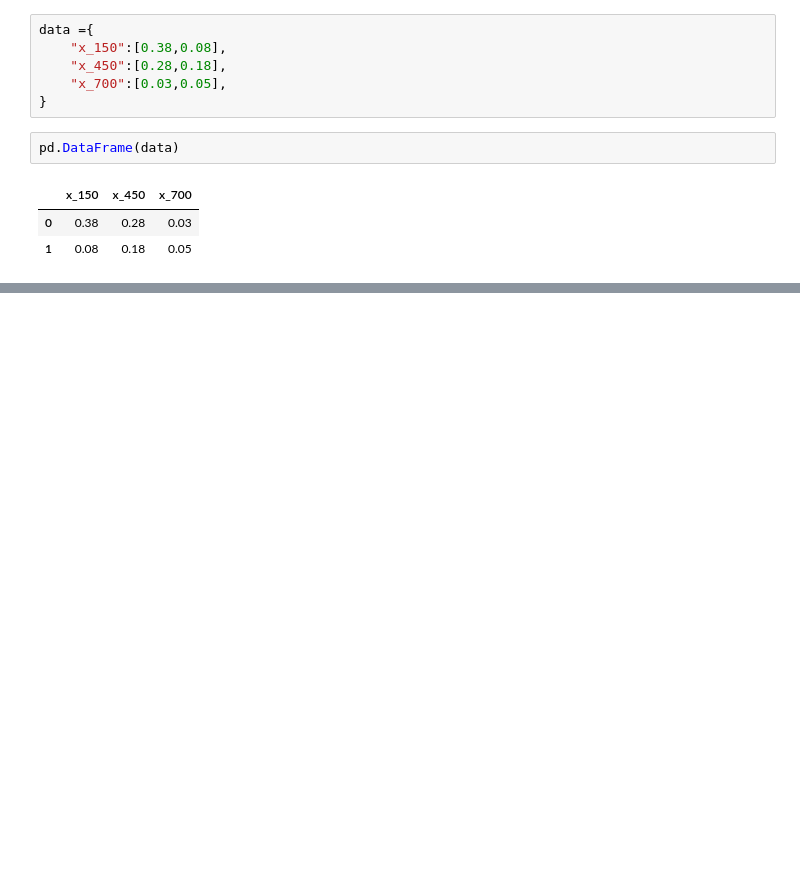
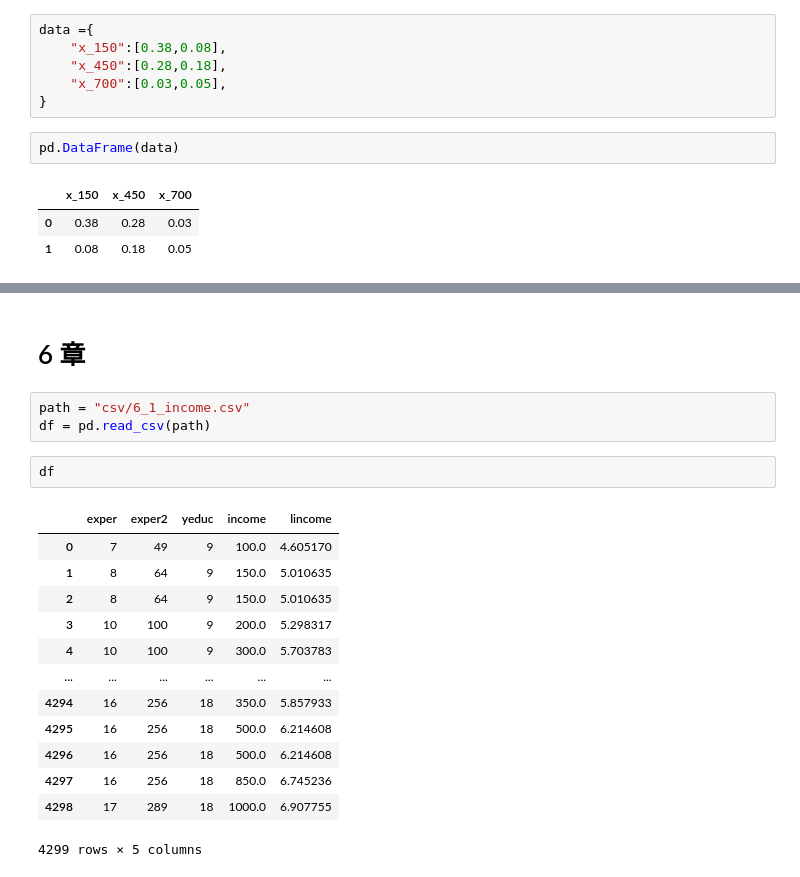
Before and after one commit to kiichiro173/statistic, a Jupyter notebook: 計量経済学の第一歩/練習問題.ipynb, the cells around one changed output, grey strips where cells are left out. Cells and saved outputs as stored; diff of their text form; blank space fills up the shorter version.

```diff
--- a/計量経済学の第一歩/練習問題.ipynb
+++ b/計量経済学の第一歩/練習問題.ipynb
@@ -118,0 +379,21 @@ pd.DataFrame(data)
+# %% [markdown]
+# 6 章
+# %%
+path = "csv/6_1_income.csv"
+df = pd.read_csv(path)
+# %%
+df
+# %% [output]
+|  | exper | exper2 | yeduc | income | lincome |
+| 0 | 7 | 49 | 9 | 100.0 | 4.605170 |
+| 1 | 8 | 64 | 9 | 150.0 | 5.010635 |
+| 2 | 8 | 64 | 9 | 150.0 | 5.010635 |
+| 3 | 10 | 100 | 9 | 200.0 | 5.298317 |
+| 4 | 10 | 100 | 9 | 300.0 | 5.703783 |
+| ... | ... | ... | ... | ... | ... |
+| 4294 | 16 | 256 | 18 | 350.0 | 5.857933 |
+| 4295 | 16 | 256 | 18 | 500.0 | 6.214608 |
+| 4296 | 16 | 256 | 18 | 500.0 | 6.214608 |
+| 4297 | 16 | 256 | 18 | 850.0 | 6.745236 |
+| 4298 | 17 | 289 | 18 | 1000.0 | 6.907755 |
+4299 rows × 5 columns
```
Also changed, not shown: parts of 58 cells of this notebook, 1 other file.
